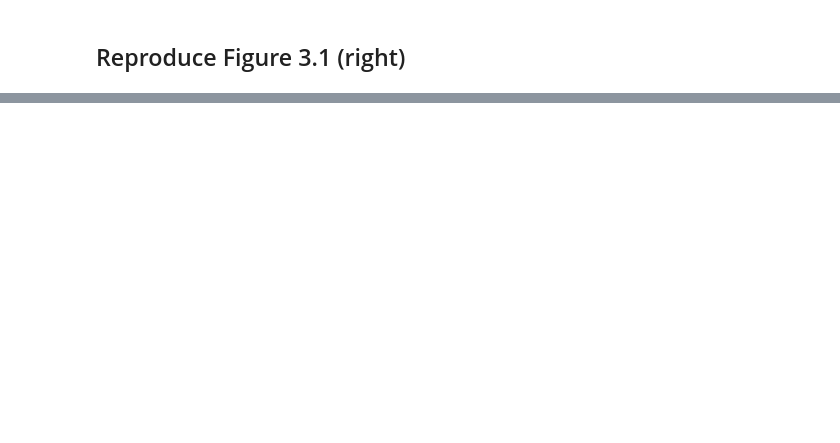
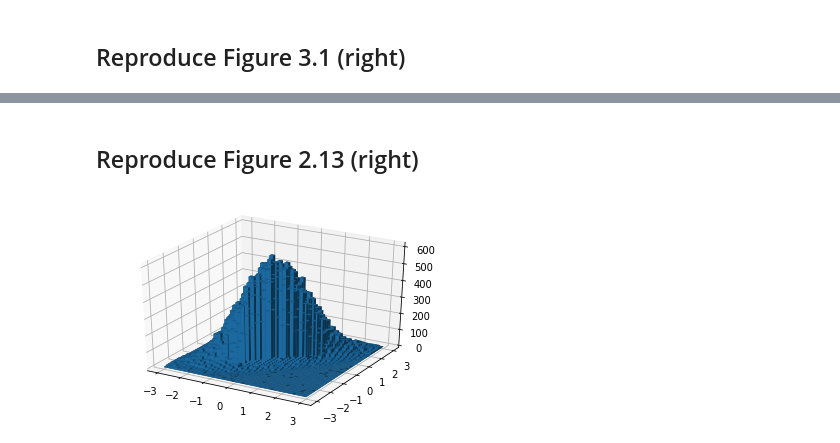
Before and after one commit to gnitnaw/Programs, a Jupyter notebook: Chapter3/bvnormal.ipynb, the cells around one changed output, grey strips where cells are left out. Drawn from its saved outputs; the diff is of its cells as text; code cells hidden in the pictures; blank space fills up the shorter version.

```diff
--- a/Chapter3/bvnormal.ipynb
+++ b/Chapter3/bvnormal.ipynb
@@ -44,0 +72,27 @@ plt.show()
+# %% [markdown]
+## Reproduce Figure 2.13 (right)
+# %%
+fig = plt.figure()
+ax = fig.add_subplot(111, projection='3d')
+
+hist, xedges, yedges = np.histogram2d(x[0,:],x[1,:], bins=40, range=[[-3, 3], [-3, 3]])
+
+# The start of each bucket.
+xpos, ypos = np.meshgrid(xedges[:-1], yedges[:-1])
+
+xpos = xpos.flatten()
+ypos = ypos.flatten()
+zpos = np.zeros_like(xpos)
+
+# The width of each bucket.
+dx, dy = np.meshgrid(xedges[1:] - xedges[:-1], yedges[1:] - yedges[:-1])
+
+dx = dx.flatten()
+dy = dy.flatten()
+dz = hist.flatten()
+
+ax.bar3d(xpos, ypos, zpos, dx, dy, dz, zsort='average')
+
+plt.show()
+# %% [output]
+[figure, added]
```
Also changed, not shown: parts of 4 cells of this notebook.
